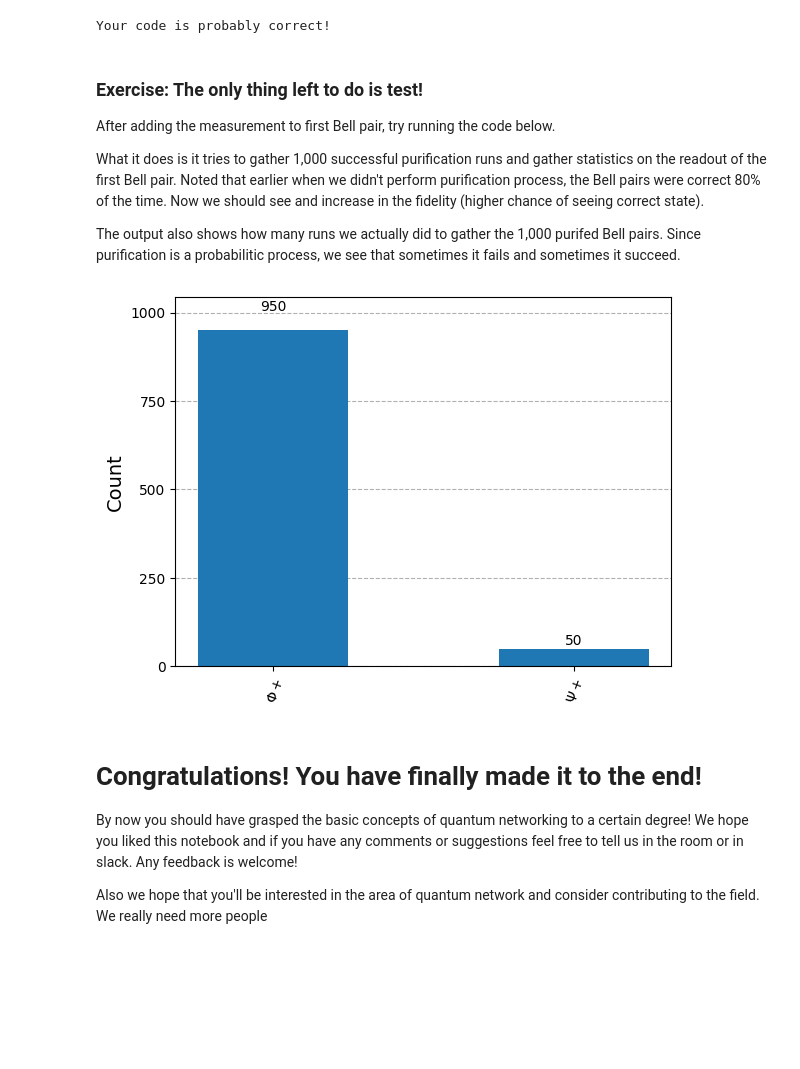
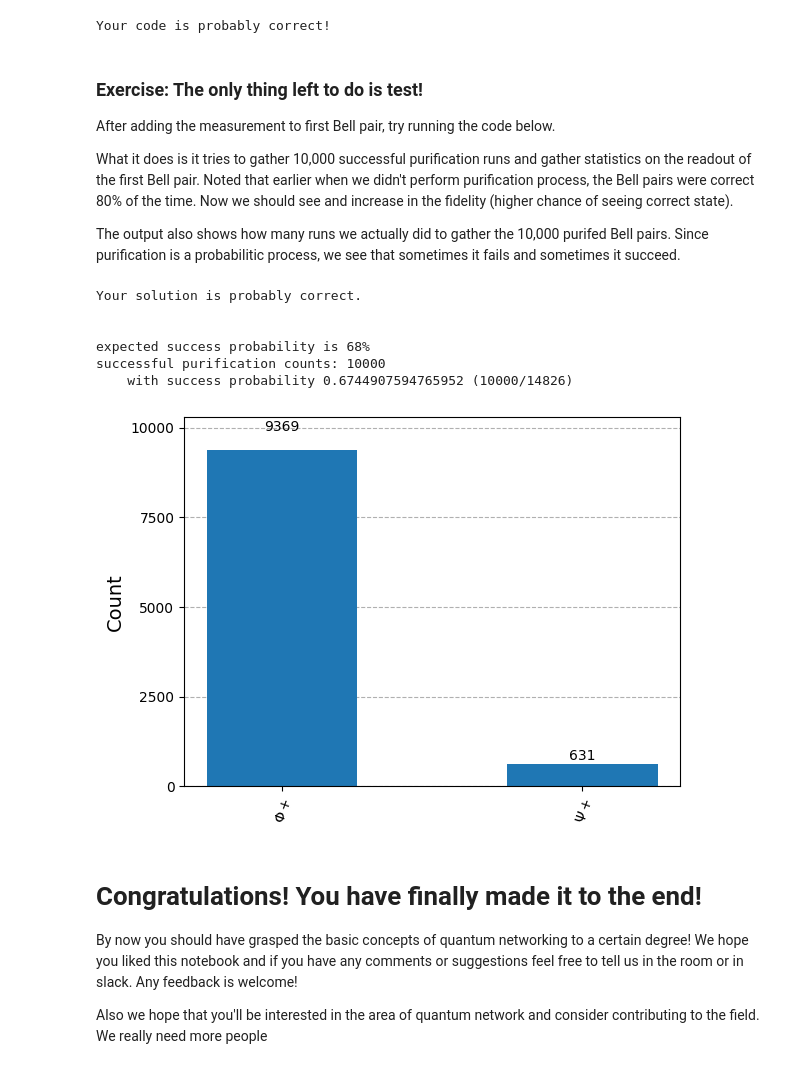
Before and after one commit to sfc-aqua/wqrn-tutorial, a Jupyter notebook: AnswerSheet_WQRN_hands_on.ipynb, the cells around one changed output. Cells and saved outputs as stored; diff of their text form; code cells hidden in the pictures; blank space fills up the shorter version.

```diff
--- a/AnswerSheet_WQRN_hands_on.ipynb
+++ b/AnswerSheet_WQRN_hands_on.ipynb
@@ -68,7 +74,7 @@ env: QISKIT_SETTINGS={}
 def show_info(qc, use_statevector_only=False):
     """this function accepts a quantum circuit object and print out the counts / statevector"""
     qc_remove_measurement = qc.remove_final_measurements(inplace=False)
-    counts = qasm_sim.run(qc, counts=10000).result().get_counts()
+    counts = qasm_sim.run(qc, shots=10000).result().get_counts()
     statevector = sv_sim.run(qc_remove_measurement).result().get_statevector()
     print('====== state_vector ======')
     display(statevector.draw(output='latex'))
@@ -81,16 +87,9 @@ def show_info(qc, use_statevector_only=False):
 def show_info_partial(qc, qubit_list, use_statevector_only=False):
     pass
 
-noise_rate = 0.2
-def noisyCX(self, a, b):
-    self.cx(a, b)
-    if random.random() < noise_rate:
-        self.x(b)
+original_draw = None
 
-QuantumCircuit.noisyCX = noisyCX
-
-original_draw = None
-if not original_draw:
+if original_draw is None:
     original_draw = QuantumCircuit.draw
     def draw(self):
         display(original_draw(self))
@@ -1031,7 +1049,7 @@ def is_purification_successful():
     qc = qc.compose(prepare_two_noisy_bellpair()).compose(purification_circ)
     qc.measure([*bp1], [*bell_pair_creg])
 
-    job = qasm_sim.run(qc, counts=1)
+    job = noisy_sim.run(qc, shots=1)
     cnt = job.result().get_counts()
     parity_check_value_str = list(cnt.keys())[0][3:]
     ### Complete the code here
@@ -1058,30 +1076,49 @@ Your code is probably correct!
 
 After adding the measurement to first Bell pair, try running the code below.
 
-What it does is it tries to gather 1,000 successful purification runs and gather statistics on the readout of the first Bell pair. Noted that earlier when we didn't perform purification process, the Bell pairs were correct 80% of the time. Now we should see and increase in the fidelity (higher chance of seeing correct state).
+What it does is it tries to gather 10,000 successful purification runs and gather statistics on the readout of the first Bell pair. Noted that earlier when we didn't perform purification process, the Bell pairs were correct 80% of the time. Now we should see and increase in the fidelity (higher chance of seeing correct state).
 
-The output also shows how many runs we actually did to gather the 1,000 purifed Bell pairs. Since purification is a probabilitic process, we see that sometimes it fails and sometimes it succeed.
+The output also shows how many runs we actually did to gather the 10,000 purifed Bell pairs. Since purification is a probabilitic process, we see that sometimes it fails and sometimes it succeed.
 # %%
+total_run = 0
 purified_bp = 0
 counts = {}
 counts[f'$\Phi+$'] = 0
 counts[f'$\Psi+$'] = 0
 
-while purified_bp < 1000:
+while total_run < 30000 and purified_bp < 10000:
     succ, res = is_purification_successful()
+    total_run +=1
+
     if not succ:
         continue
 
     purified_bp += 1
     k = res
     if k == '00' or k == '11':
         counts[f'$\Phi+$'] = counts[f'$\Phi+$'] + 1
     else:
         counts[f'$\Psi+$'] = counts[f'$\Psi+$'] + 1
 
+if total_run >= 30000:
+    print('===================================')
+    print('You probably did something wrong.\n\n')
+    print('===================================')
+elif purified_bp == 10000:
+    print('Your solution is probably correct.\n\n')
+    print('expected success probability is 68%')
+
+print(f'successful purification counts: {purified_bp}')
+print(f'    with success probability {purified_bp / total_run} ({purified_bp}/{total_run})')
 plot_histogram(counts)
 # %% [output]
+Your solution is probably correct.
+
+
+expected success probability is 68%
+successful purification counts: 10000
+    with success probability 0.6744907594765952 (10000/14826)
-[figure, old version]
+[figure, new version]
 # %% [markdown]
 # Congratulations! You have finally made it to the end!
 
```
Also changed, not shown: parts of 16 cells of this notebook, 1 other file.
